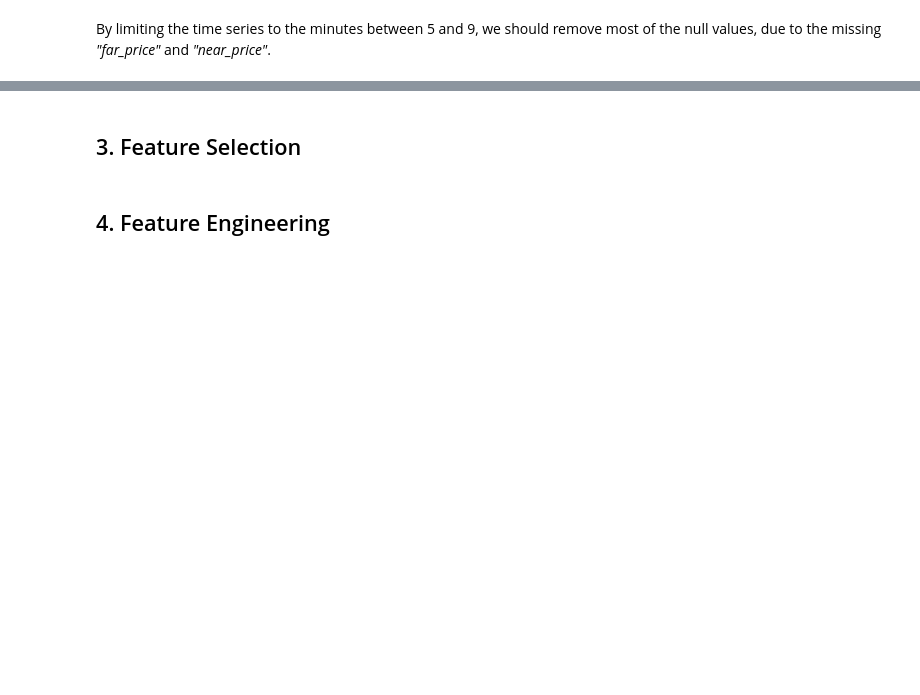
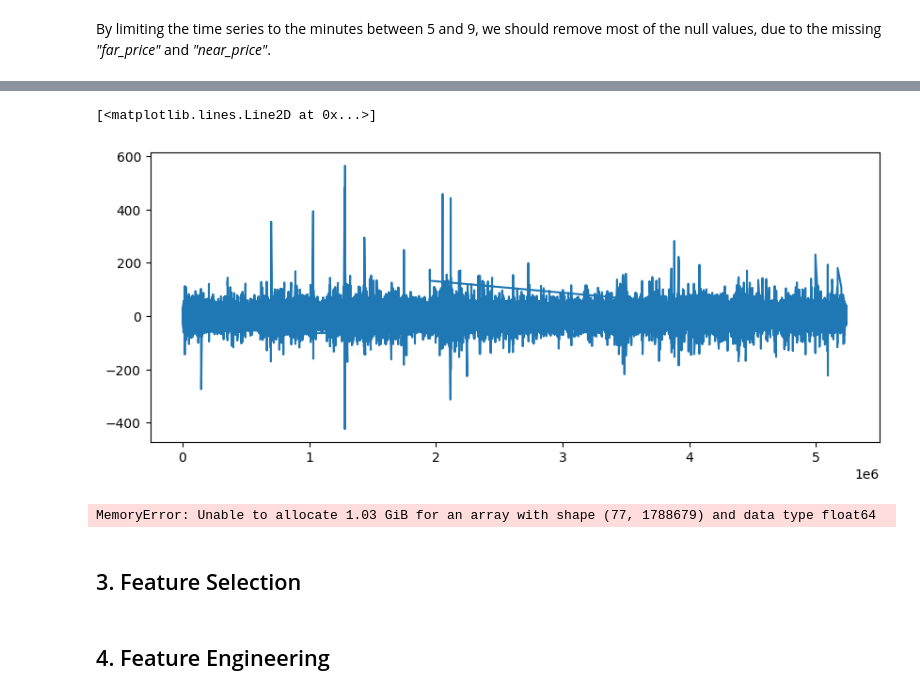
Before and after one commit to tfranza/optiver, a Jupyter notebook: Data_analysis.ipynb, the cells around one changed output, grey strips where cells are left out. Drawn from its saved outputs; the diff is of its cells as text; code cells hidden in the pictures; blank space fills up the shorter version.

```diff
--- a/Data_analysis.ipynb
+++ b/Data_analysis.ipynb
@@ -286,0 +333,2 @@ filtered_df_59
+# %%
+filtered_df_59.drop(columns = ['reference_price','bid_price','ask_price','time_id', 'row_id'], inplace = True)
@@ -287,3 +340,7 @@ filtered_df_59
+# %%
+#eliminino tutte le righe con almeno un valore nullo
+for column in filtered_df_59.columns:
+    filtered_df_59 = filtered_df_59.loc[pd.notna(filtered_df_59[column])]
 # %%
 print(len(filtered_df_59))
 filtered_df_59.isnull().sum(axis=0)
@@ -355,3 +361,0 @@ For the moment we're going to remove any stock affected by potential issues like
-# %%
-filtered_df_59 = filtered_df_59[~ filtered_df_59['stock_id'].isin([19, 101, 131, 158])]
-filtered_df_59
@@ -739,0 +362,8 @@ groupby().apply(lambda (df.ffill()+df.bfill())/2)
+# %%
+shifter = 6
+target = filtered_df_59[['stock_id','date_id','seconds_in_bucket','target']]
+target = target.sort_values(['stock_id', 'date_id'])
+target['target_lag_6'] = target['target'].shift(+shifter)
+target = target.loc[target['seconds_in_bucket'] >= 300 + shifter * 10]
+target['difference'] = target['target'] - target['target_lag_6']
+target
@@ -739,0 +384,6 @@ groupby().apply(lambda (df.ffill()+df.bfill())/2)
+# %%
+plt.figure(figsize=(10,4))
+plt.plot(target.difference)
+# %% [output]
+[<matplotlib.lines.Line2D at 0x...>]
+[figure, added]
@@ -740,3 +395,7 @@ groupby().apply(lambda (df.ffill()+df.bfill())/2)
+# %%
+'''perform_adf_test(target['difference'])'''
+# %% [output]
+MemoryError: Unable to allocate 1.03 GiB for an array with shape (77, 1788679) and data type float64
 # %% [markdown]
 ## 3. Feature Selection
 # %% [markdown]
```
Also changed, not shown: parts of 52 cells of this notebook.
